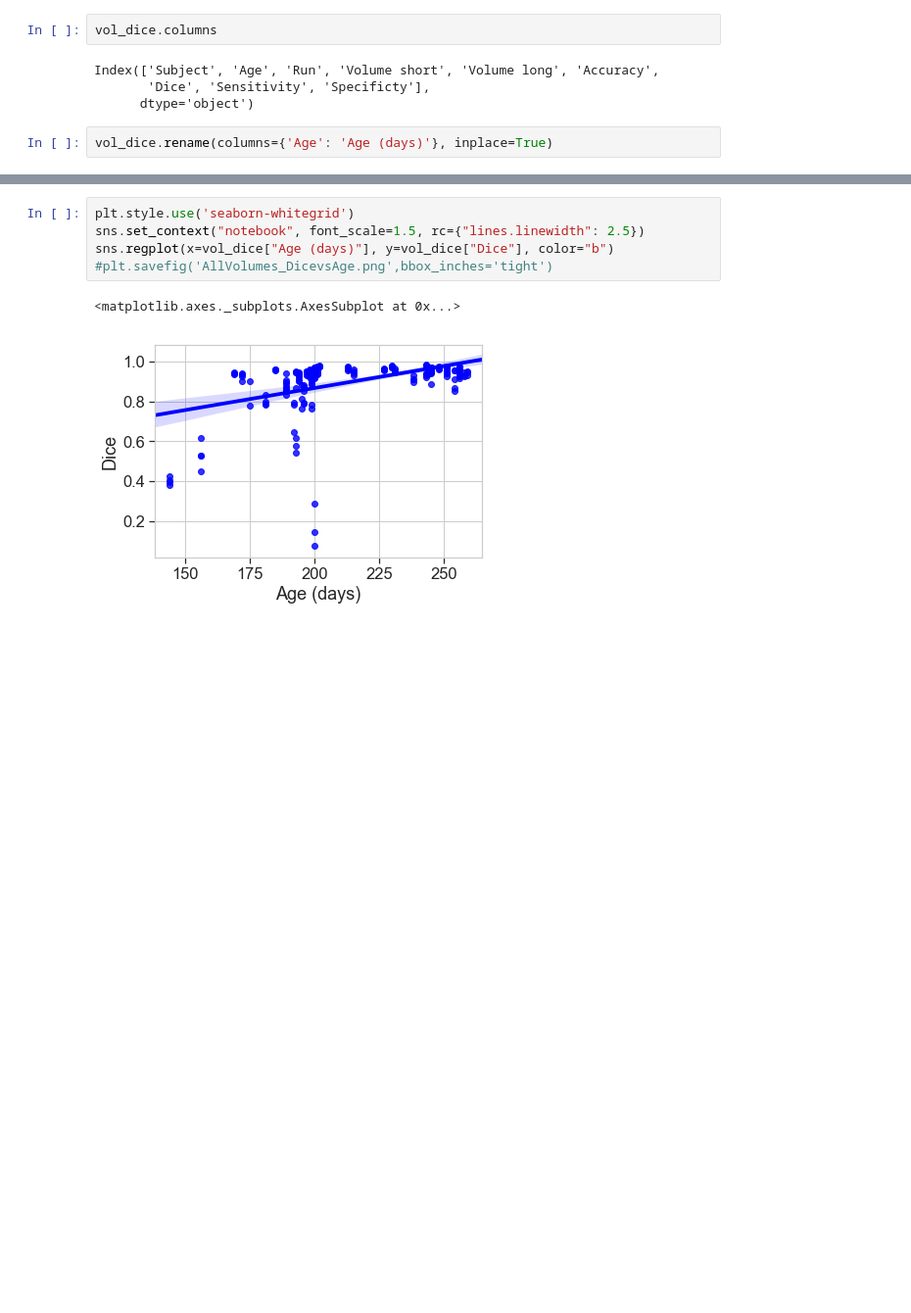
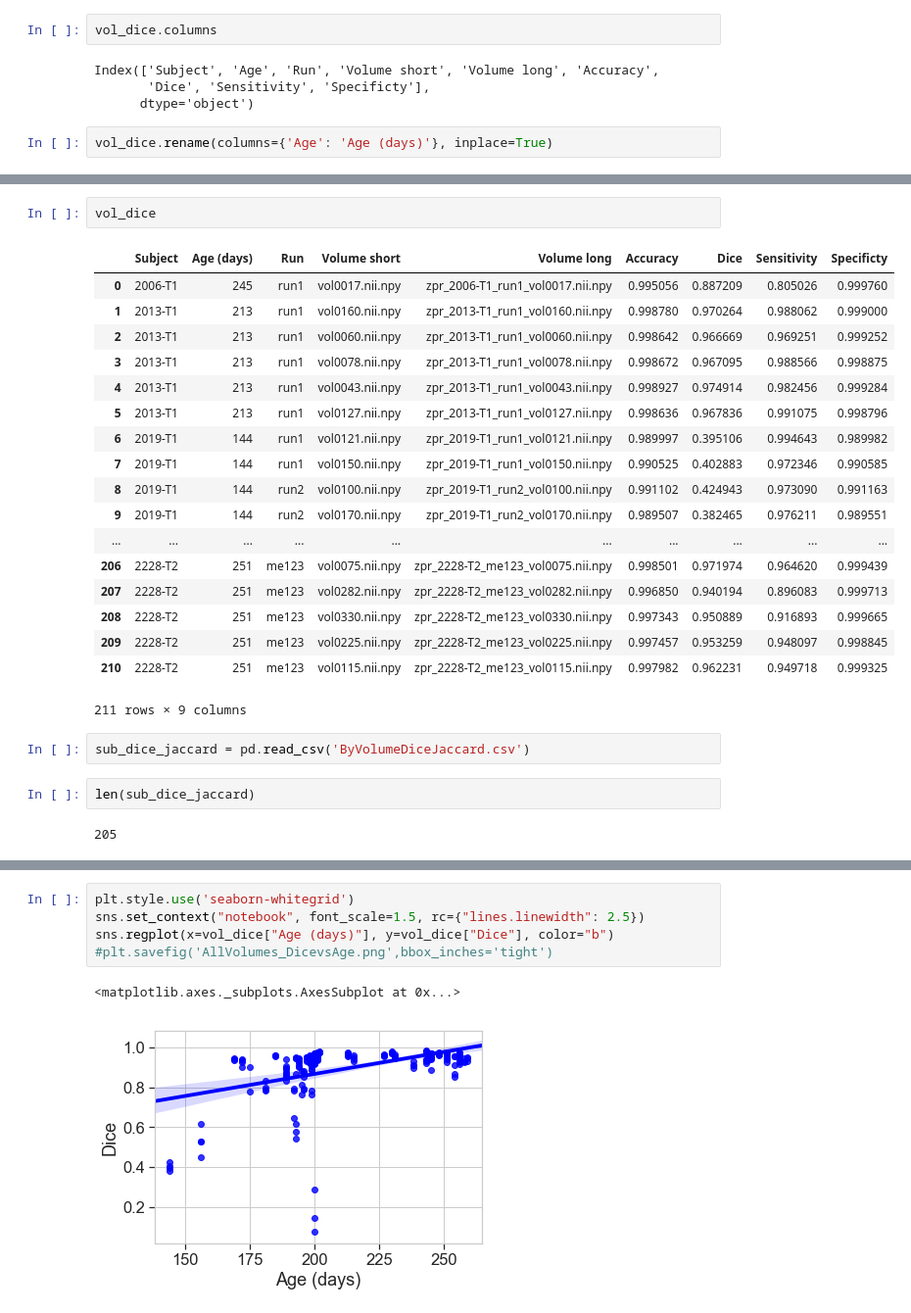
Before and after one commit to saigerutherford/fetal-code, a Jupyter notebook: figures/MakeFigures.ipynb, the cells around one changed output, grey strips where cells are left out. Shown: that part at 98% size. Cells and saved outputs as stored; diff of their text form; blank space fills up the shorter version.

```diff
--- a/figures/MakeFigures.ipynb
+++ b/figures/MakeFigures.ipynb
@@ -97,0 +113,27 @@ vol_dice.rename(columns={'Age': 'Age (days)'}, inplace=True)
+# %%
+vol_dice
+# %% [output]
+|  | Subject | Age (days) | Run | Volume short | Volume long | Accuracy | Dice | Sensitivity | Specificty |
+| 0 | 2006-T1 | 245 | run1 | vol0017.nii.npy | zpr_2006-T1_run1_vol0017.nii.npy | 0.995056 | 0.887209 | 0.805026 | 0.999760 |
+| 1 | 2013-T1 | 213 | run1 | vol0160.nii.npy | zpr_2013-T1_run1_vol0160.nii.npy | 0.998780 | 0.970264 | 0.988062 | 0.999000 |
+| 2 | 2013-T1 | 213 | run1 | vol0060.nii.npy | zpr_2013-T1_run1_vol0060.nii.npy | 0.998642 | 0.966669 | 0.969251 | 0.999252 |
+| 3 | 2013-T1 | 213 | run1 | vol0078.nii.npy | zpr_2013-T1_run1_vol0078.nii.npy | 0.998672 | 0.967095 | 0.988566 | 0.998875 |
+| 4 | 2013-T1 | 213 | run1 | vol0043.nii.npy | zpr_2013-T1_run1_vol0043.nii.npy | 0.998927 | 0.974914 | 0.982456 | 0.999284 |
+| 5 | 2013-T1 | 213 | run1 | vol0127.nii.npy | zpr_2013-T1_run1_vol0127.nii.npy | 0.998636 | 0.967836 | 0.991075 | 0.998796 |
+| 6 | 2019-T1 | 144 | run1 | vol0121.nii.npy | zpr_2019-T1_run1_vol0121.nii.npy | 0.989997 | 0.395106 | 0.994643 | 0.989982 |
+| 7 | 2019-T1 | 144 | run1 | vol0150.nii.npy | zpr_2019-T1_run1_vol0150.nii.npy | 0.990525 | 0.402883 | 0.972346 | 0.990585 |
+| 8 | 2019-T1 | 144 | run2 | vol0100.nii.npy | zpr_2019-T1_run2_vol0100.nii.npy | 0.991102 | 0.424943 | 0.973090 | 0.991163 |
+| 9 | 2019-T1 | 144 | run2 | vol0170.nii.npy | zpr_2019-T1_run2_vol0170.nii.npy | 0.989507 | 0.382465 | 0.976211 | 0.989551 |
+| ... | ... | ... | ... | ... | ... | ... | ... | ... | ... |
+| 206 | 2228-T2 | 251 | me123 | vol0075.nii.npy | zpr_2228-T2_me123_vol0075.nii.npy | 0.998501 | 0.971974 | 0.964620 | 0.999439 |
+| 207 | 2228-T2 | 251 | me123 | vol0282.nii.npy | zpr_2228-T2_me123_vol0282.nii.npy | 0.996850 | 0.940194 | 0.896083 | 0.999713 |
+| 208 | 2228-T2 | 251 | me123 | vol0330.nii.npy | zpr_2228-T2_me123_vol0330.nii.npy | 0.997343 | 0.950889 | 0.916893 | 0.999665 |
+| 209 | 2228-T2 | 251 | me123 | vol0225.nii.npy | zpr_2228-T2_me123_vol0225.nii.npy | 0.997457 | 0.953259 | 0.948097 | 0.998845 |
+| 210 | 2228-T2 | 251 | me123 | vol0115.nii.npy | zpr_2228-T2_me123_vol0115.nii.npy | 0.997982 | 0.962231 | 0.949718 | 0.999325 |
+211 rows × 9 columns
+# %%
+sub_dice_jaccard = pd.read_csv('ByVolumeDiceJaccard.csv')
+# %%
+len(sub_dice_jaccard)
+# %% [output]
+205
```
Also changed, not shown: parts of 6 cells of this notebook, 4 other files.
